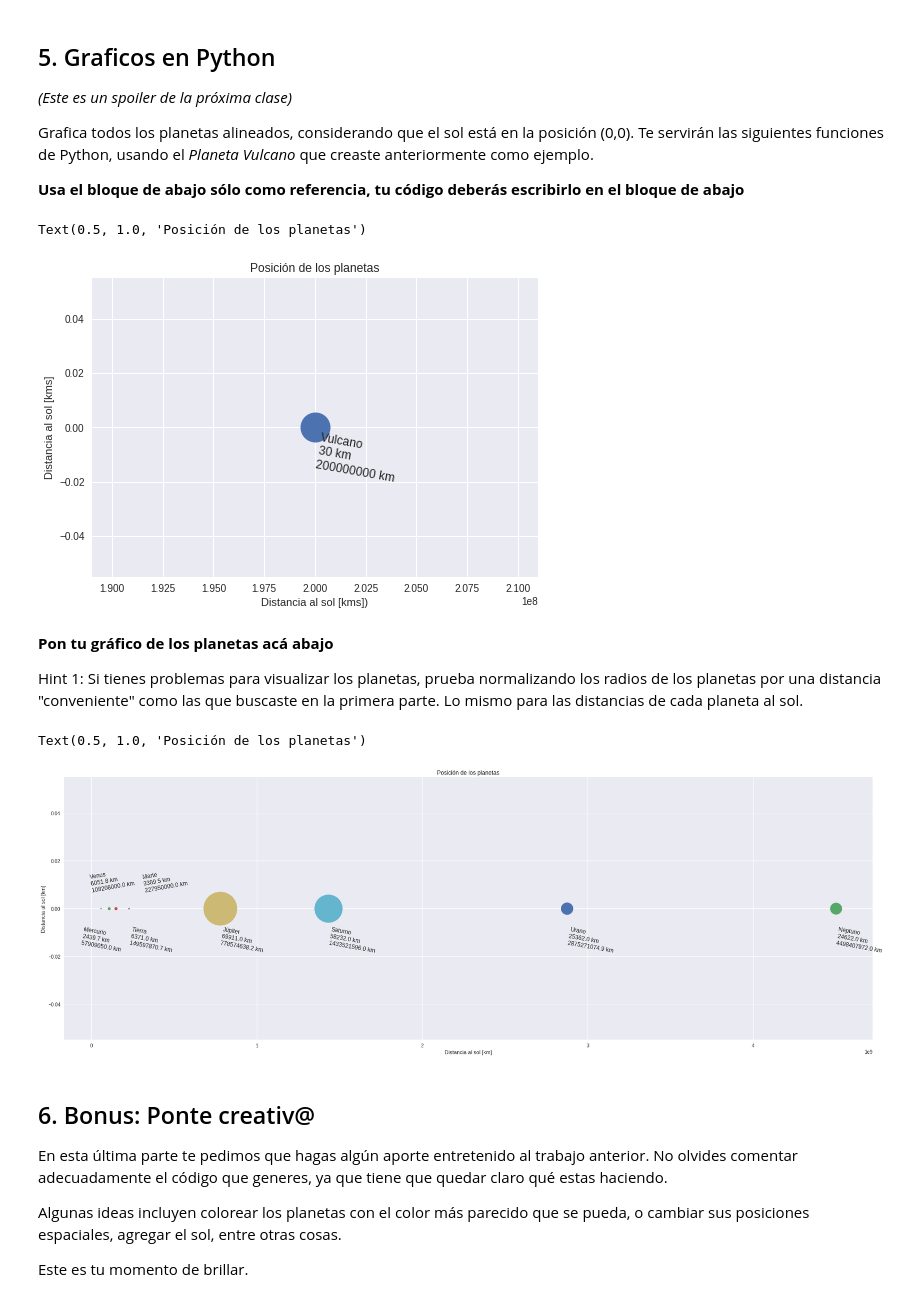
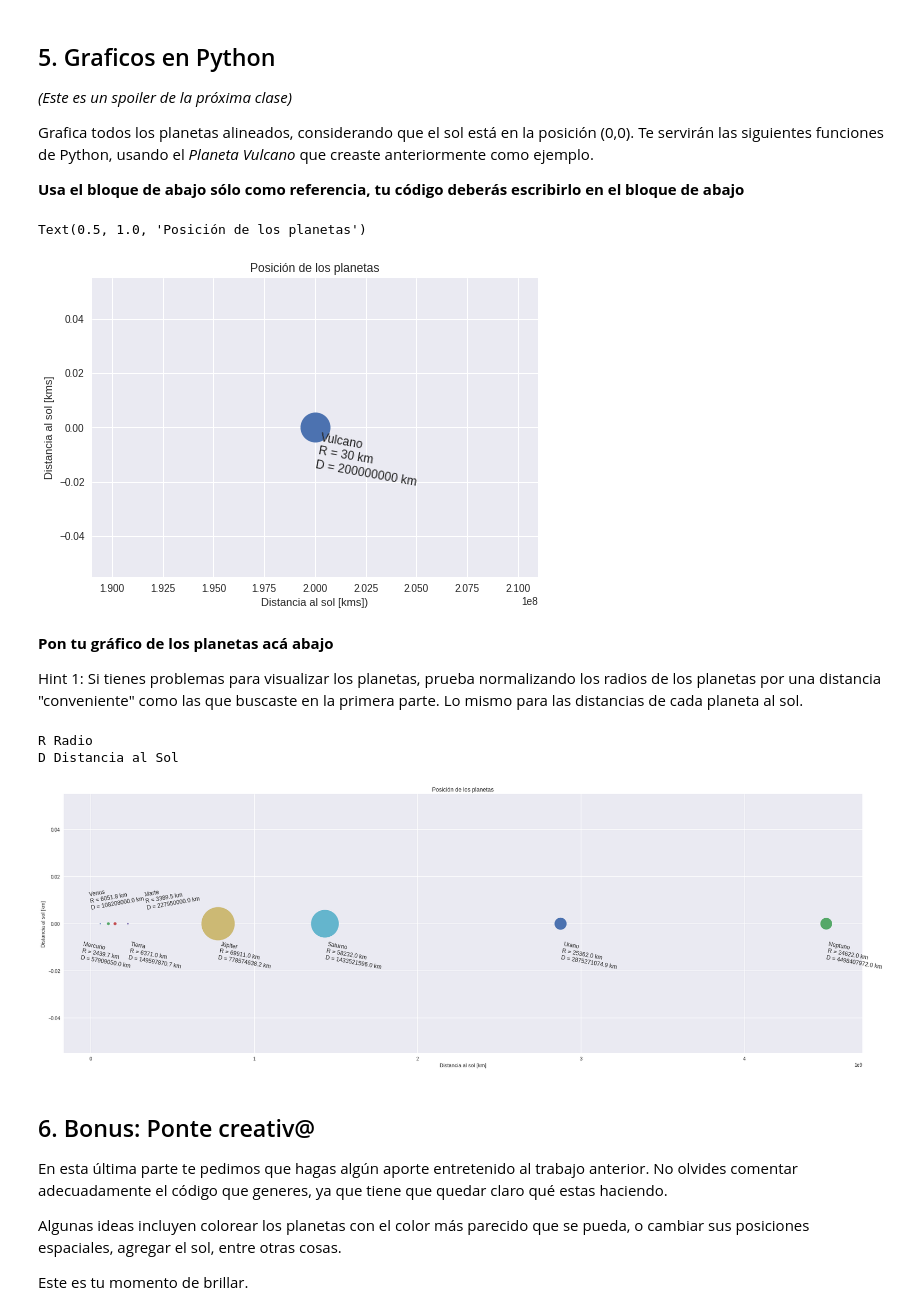
Before and after one commit to dvnielxy/minitarea1, a Jupyter notebook: minitarea1.ipynb, the cells around one changed output. Cells and saved outputs as stored; diff of their text form; code cells hidden in the pictures.

```diff
--- a/minitarea1.ipynb
+++ b/minitarea1.ipynb
@@ -63,6 +78,7 @@ Prueba la clase planeta creando el planeta `vulcano` usando los siguientes datos
 
 y printea el `string` que entrega la función `info`.
 # %%
+# Se crea la clase Planeta con su constructor y método.
 class Planeta:
 
   def __init__(self, nombre, radio, distancia):
@@ -71,6 +87,8 @@ class Planeta:
     self.distancia = distancia
 
   def info(self):
-    return self.nombre + "\n" + str(self.radio) + " km" + "\n" + str(self.distancia) + " km"
+    return self.nombre + "\n" + "R = " + str(self.radio) + " km" + "\n" + "D = " + str(self.distancia) + " km" # Retorna un string de 3 filas, en cada fila un dato (nombre, radio y distancia al Sol).
 
-vulcano = Planeta("Vulcano", 30, 200000000)
+# Planeta de ejemplo.
+vulcano = Planeta("Vulcano", 90, 15000000)
+print(vulcano.info())
@@ -134,7 +168,7 @@ plt.ylabel('Distancia al sol [kms]')
 plt.title('Posición de los planetas')
 # %% [output]
 Text(0.5, 1.0, 'Posición de los planetas')
-[figure, old version]
+[figure, new version]
 # %% [markdown]
 **Pon tu gráfico de los planetas acá abajo**
 
@@ -142,26 +176,37 @@ Hint 1: Si tienes problemas para visualizar los planetas, prueba normalizando lo
 # %%
 import matplotlib.pyplot as plt
 
 fig1 = plt.figure(figsize=(30,10))
 
+# Plotear cada planeta en el diccionario de planetas.
 for planeta in dict_planetas:
-  plt.plot(dict_planetas[planeta].distancia, 0, 'o', markersize = dict_planetas[planeta].radio/1000)
+  plt.plot(dict_planetas[planeta].distancia, 0, "o", markersize=dict_planetas[planeta].radio/1000)
 
+# Texto para cada planeta, sin un for pues se modificaron parámetros por separado para algunos planetas.
 plt.text(dict_planetas["Mercurio"].distancia-120000000, -0.015, dict_planetas["Mercurio"].info(), rotation = -10, size = 12)
 plt.text(dict_planetas["Venus"].distancia-120000000, 0.010, dict_planetas["Venus"].info(), rotation = 10, size = 12)
 plt.text(dict_planetas["Tierra"].distancia+80000000, -0.015, dict_planetas["Tierra"].info(), rotation = -10, size = 12)
-plt.text(dict_planetas["Marte"].distancia+80000000, 0.010, dict_planetas["Marte"].info(), rotation = 10, size = 12)
+plt.text(dict_planetas["Marte"].distancia+100000000, 0.010, dict_planetas["Marte"].info(), rotation = 10, size = 12)
 plt.text(dict_planetas["Júpiter"].distancia, -0.015, dict_planetas["Júpiter"].info(), rotation = -10, size = 12)
 plt.text(dict_planetas["Saturno"].distancia, -0.015, dict_planetas["Saturno"].info(), rotation = -10, size = 12)
 plt.text(dict_planetas["Urano"].distancia, -0.015, dict_planetas["Urano"].info(), rotation = -10, size = 12)
 plt.text(dict_planetas["Neptuno"].distancia, -0.015, dict_planetas["Neptuno"].info(), rotation = -10, size = 12)
 
+# Nombre de los ejes y título.
 plt.xlabel("Distancia al sol [km]")
 plt.ylabel("Distancia al sol [km]")
 plt.title("Posición de los planetas")
+
+# Color del grid y del fondo.
+plt.grid(color="white")
+plt.rcParams['axes.facecolor'] = (234/255,234/255,242/255)
+
+# Leyenda.
+print("R Radio\nD Distancia al Sol")
 # %% [output]
-Text(0.5, 1.0, 'Posición de los planetas')
+R Radio
+D Distancia al Sol
-[figure, old version]
+[figure, new version]
 # %% [markdown]
 ## 6. Bonus: Ponte creativ@
 En esta última parte te pedimos que hagas algún aporte entretenido al trabajo anterior. No olvides comentar adecuadamente el código que generes, ya que tiene que quedar claro qué estas haciendo.
```
Also changed, not shown: parts of 8 cells of this notebook.
